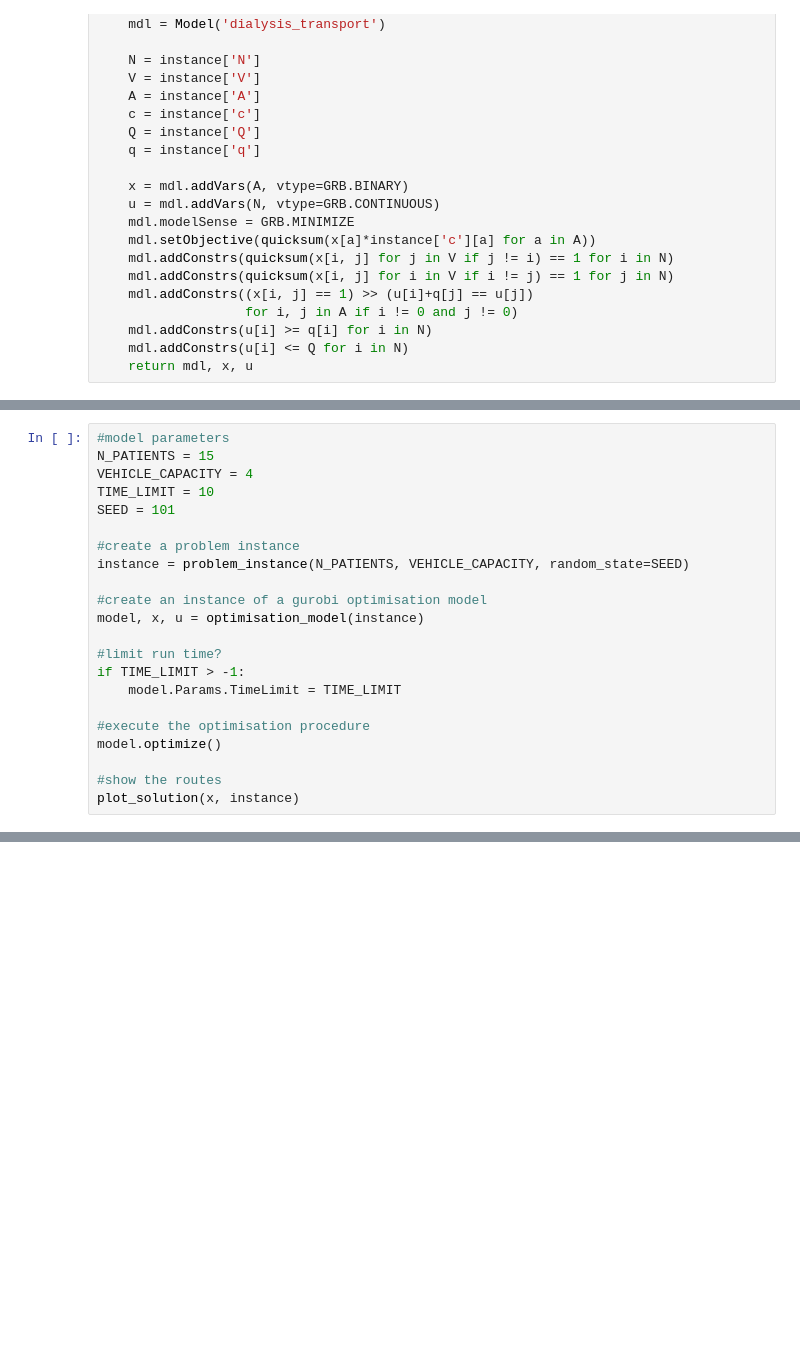
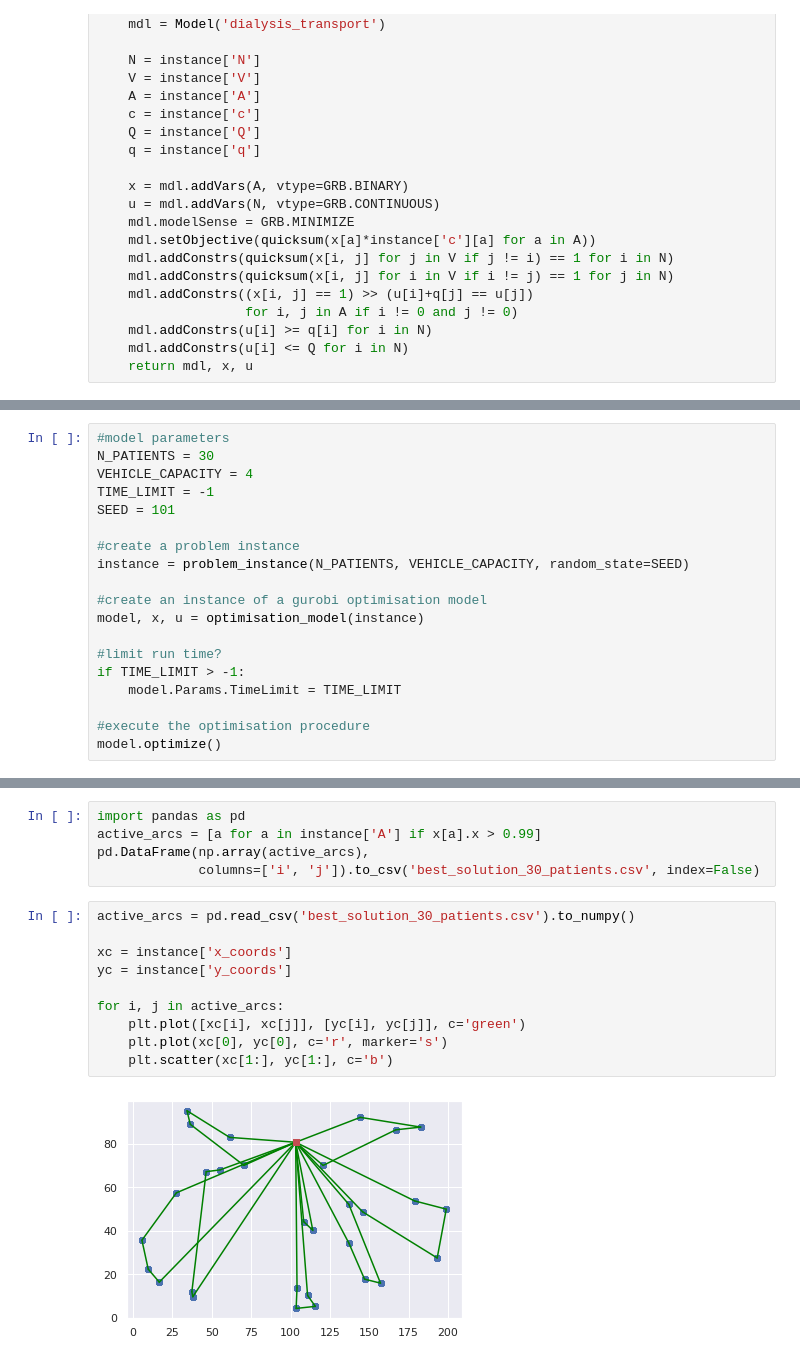
Before and after one commit to TomMonks/gurobi-cvrp, a Jupyter notebook: cvrp.ipynb, the cells around one changed output, grey strips where cells are left out. Saved outputs shown, nothing was run; the diff lists cells and outputs as text; blank space fills up the shorter version.

```diff
--- a/cvrp.ipynb
+++ b/cvrp.ipynb
@@ -160,9 +160,9 @@ def plot_solution(x, instance):
         plt.scatter(xc[1:], yc[1:], c='b')
 # %%
 #model parameters
-N_PATIENTS = 15
+N_PATIENTS = 30
 VEHICLE_CAPACITY = 4
-TIME_LIMIT = 10
+TIME_LIMIT = -1
 SEED = 101
 
 #create a problem instance
@@ -177,7 +177,4 @@ if TIME_LIMIT > -1:
 
 #execute the optimisation procedure
 model.optimize()
-
-#show the routes
-plot_solution(x, instance)
 # %% [output]
@@ -201,0 +206,17 @@ Best objective 9.152833974417e+02, best bound 6.565581885100e+02, gap 28.2672%
+# %%
+import pandas as pd
+active_arcs = [a for a in instance['A'] if x[a].x > 0.99]
+pd.DataFrame(np.array(active_arcs),
+             columns=['i', 'j']).to_csv('best_solution_30_patients.csv', index=False)
+# %%
+active_arcs = pd.read_csv('best_solution_30_patients.csv').to_numpy()
+
+xc = instance['x_coords']
+yc = instance['y_coords']
+
+for i, j in active_arcs:
+    plt.plot([xc[i], xc[j]], [yc[i], yc[j]], c='green')
+    plt.plot(xc[0], yc[0], c='r', marker='s')
+    plt.scatter(xc[1:], yc[1:], c='b')
+# %% [output]
+[figure, added]
```
Also changed, not shown: parts of 6 cells of this notebook, 1 other file.
